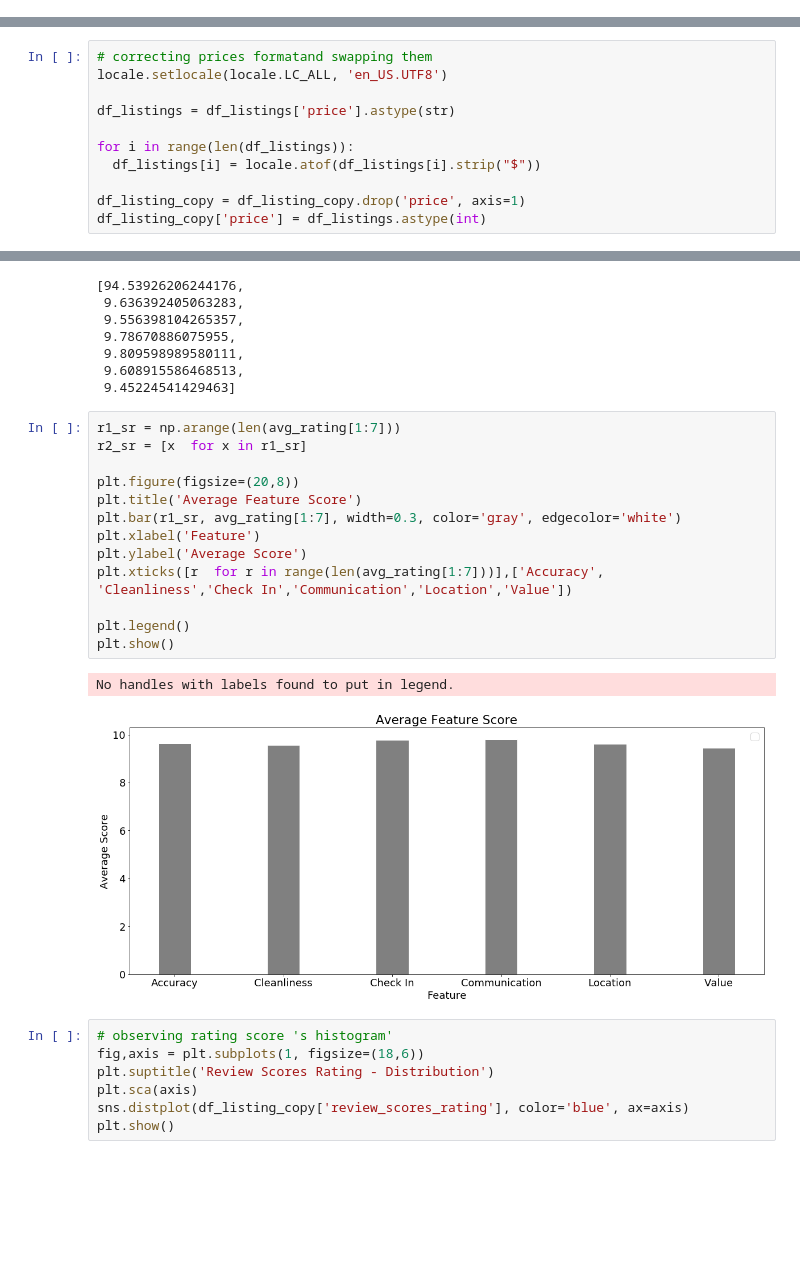
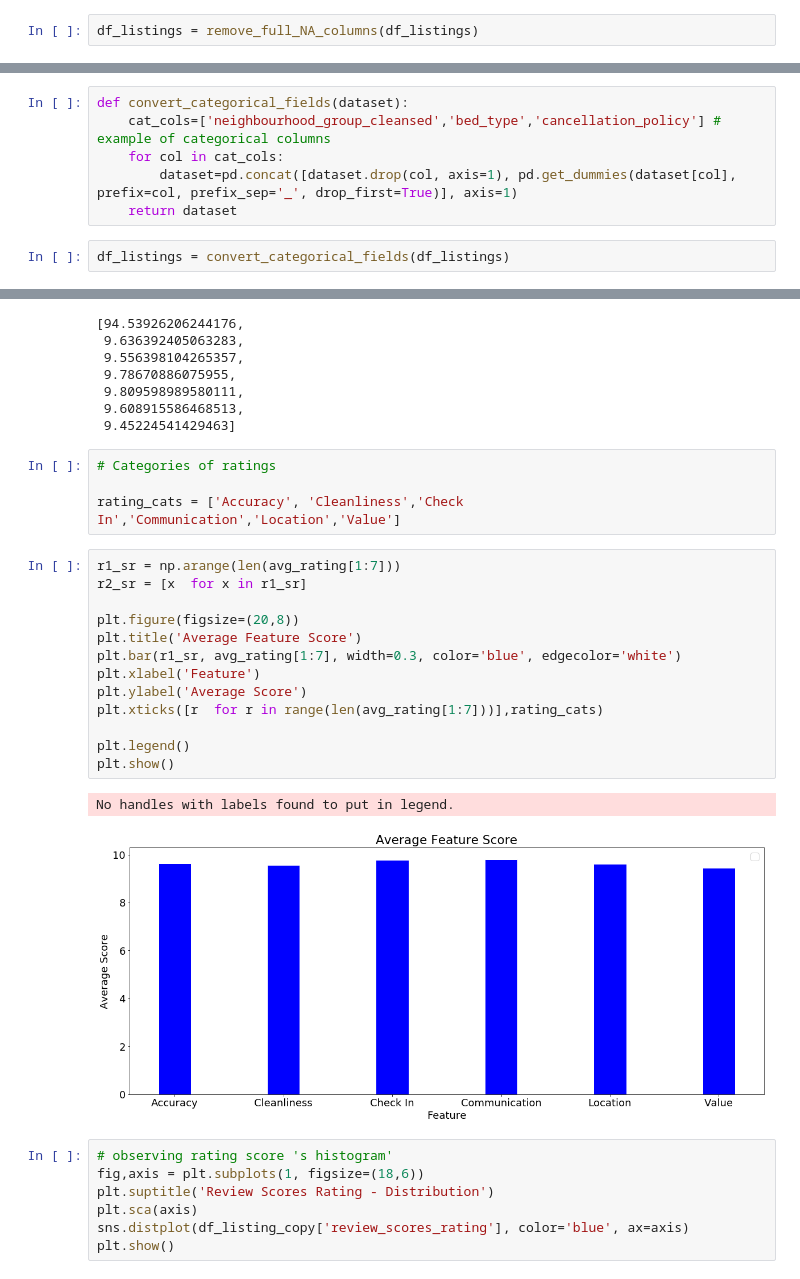
Before and after one commit to NETspace-GIT/Udacity_DSN, a Jupyter notebook: project1/Seattle_Airbnb_Analysis.ipynb, the cells around one changed output, grey strips where cells are left out. Drawn from its saved outputs; the diff is of its cells as text; blank space fills up the shorter version.

```diff
--- a/project1/Seattle_Airbnb_Analysis.ipynb
+++ b/project1/Seattle_Airbnb_Analysis.ipynb
@@ -55,0 +167,2 @@ df_listings.head(2)
+# %%
+df_listings = remove_full_NA_columns(df_listings)
@@ -55,0 +176,8 @@ df_listings.head(2)
+# %%
+def convert_categorical_fields(dataset):
+    cat_cols=['neighbourhood_group_cleansed','bed_type','cancellation_policy'] # example of categorical columns
+    for col in cat_cols:
+        dataset=pd.concat([dataset.drop(col, axis=1), pd.get_dummies(dataset[col], prefix=col, prefix_sep='_', drop_first=True)], axis=1)
+    return dataset
+# %%
+df_listings = convert_categorical_fields(df_listings)
@@ -186,17 +328,6 @@ df_listing_copy = df_listings.copy()
 df_listings['price'].isnull().sum()
 # %% [output]
 0
-# %%
-# correcting prices formatand swapping them
-locale.setlocale(locale.LC_ALL, 'en_US.UTF8')
-
-df_listings = df_listings['price'].astype(str)
-
-for i in range(len(df_listings)):
-  df_listings[i] = locale.atof(df_listings[i].strip("$"))
-
-df_listing_copy = df_listing_copy.drop('price', axis=1)
-df_listing_copy['price'] = df_listings.astype(int)
 # %%
 prices_type = df_listing_copy.groupby('property_type')['price'].mean().sort_values(ascending=False)
 # %%
@@ -255,22 +389,26 @@ avg_rating
  9.809598989580111,
  9.608915586468513,
  9.45224541429463]
+# %%
+# Categories of ratings
+
+rating_cats = ['Accuracy', 'Cleanliness','Check In','Communication','Location','Value']
 # %%
 r1_sr = np.arange(len(avg_rating[1:7]))
 r2_sr = [x  for x in r1_sr]
 
 plt.figure(figsize=(20,8))
 plt.title('Average Feature Score')
-plt.bar(r1_sr, avg_rating[1:7], width=0.3, color='gray', edgecolor='white')
+plt.bar(r1_sr, avg_rating[1:7], width=0.3, color='blue', edgecolor='white')
 plt.xlabel('Feature')
 plt.ylabel('Average Score')
-plt.xticks([r  for r in range(len(avg_rating[1:7]))],['Accuracy', 'Cleanliness','Check In','Communication','Location','Value'])
+plt.xticks([r  for r in range(len(avg_rating[1:7]))],rating_cats)
 
 plt.legend()
 plt.show()
 # %% [output]
 No handles with labels found to put in legend.
-[figure, old version]
+[figure, new version]
 # %%
 # observing rating score 's histogram'
 fig,axis = plt.subplots(1, figsize=(18,6))
```
Also changed, not shown: parts of 24 cells of this notebook.
